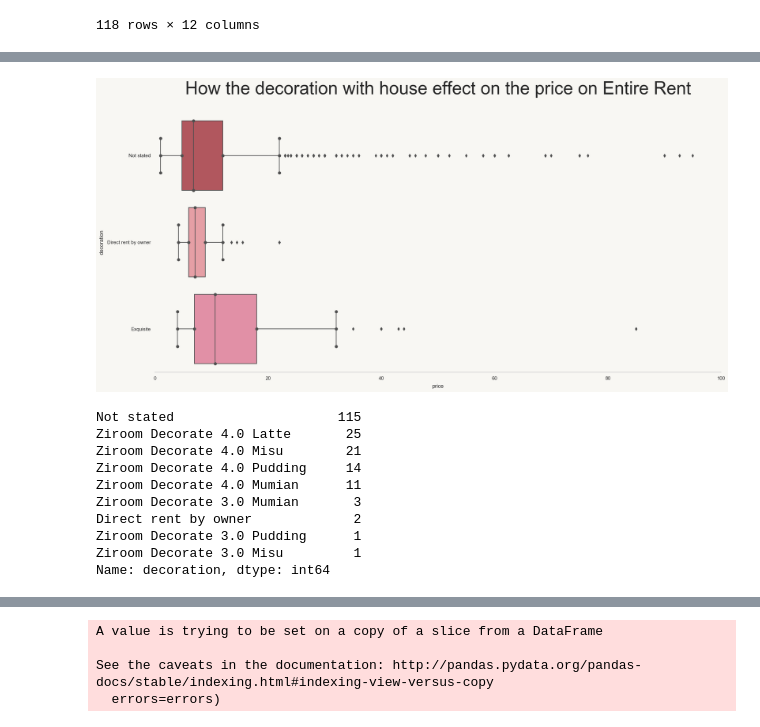
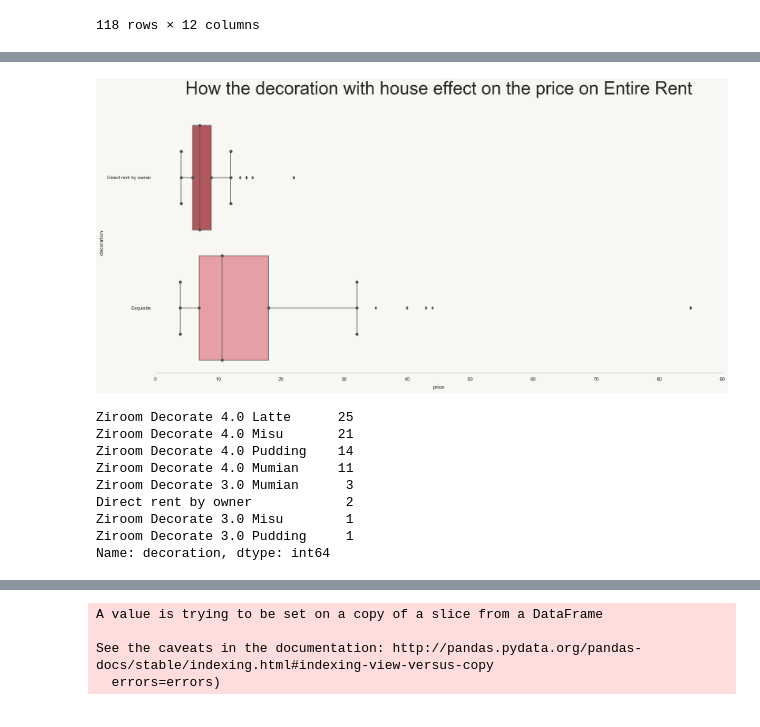
Before and after one commit to SiruiZhu/Data-Studio, a Jupyter notebook: code/06-Bejing house/beijing_house_datacleaning.ipynb, the cells around one changed output, grey strips where cells are left out. Drawn from its saved outputs; the diff is of its cells as text; code cells hidden in the pictures.

```diff
--- a/code/06-Bejing house/beijing_house_datacleaning.ipynb
+++ b/code/06-Bejing house/beijing_house_datacleaning.ipynb
@@ -150,5 +150,3 @@ df_house_sub['decoration'].isnull().value_counts()
 True     2742
 False     258
 Name: decoration, dtype: int64
-# %%
-df_house_sub['decoration'] = df_house_sub['decoration'].fillna("Not stated")
@@ -160,0 +153,2 @@ See the caveats in the documentation: http://pandas.pydata.org/pandas-docs/stabl
+# %%
+df_house_sub.dropna(subset=['decoration'],inplace=True)
@@ -298,29 +288,28 @@ sns.set(rc={
 # %%
 ax = sns.boxplot(y='decoration', x='price', data=df_house_sub_1, orient='h')
 sns.set(font='Arial Unicode MS')
-plt.xlim(0, 100)
-# sns.set(rc={'figure.figsize':(20,10)})
+plt.xlim(0, 90)
+sns.set(rc={'figure.figsize':(20,10)})
 sns.despine(left=True)
 ax.set_title("How the decoration with house effect on the price on Entire Rent", pad=40);
 ax.title.set_fontsize(40)
 ax.title.set_fontname('Arial Unicode MS')
 
 plt.tight_layout()
 plt.savefig('output1.pdf')
 # %% [output]
-[figure, old version]
+[figure, new version]
 # %%
 df_house_sub_2['decoration'].value_counts()
 # %% [output]
-Not stated                     115
-Ziroom Decorate 4.0 Latte       25
-Ziroom Decorate 4.0 Misu        21
-Ziroom Decorate 4.0 Pudding     14
-Ziroom Decorate 4.0 Mumian      11
-Ziroom Decorate 3.0 Mumian       3
-Direct rent by owner             2
-Ziroom Decorate 3.0 Pudding      1
-Ziroom Decorate 3.0 Misu         1
+Ziroom Decorate 4.0 Latte      25
+Ziroom Decorate 4.0 Misu       21
+Ziroom Decorate 4.0 Pudding    14
+Ziroom Decorate 4.0 Mumian     11
+Ziroom Decorate 3.0 Mumian      3
+Direct rent by owner            2
+Ziroom Decorate 3.0 Misu        1
+Ziroom Decorate 3.0 Pudding     1
 Name: decoration, dtype: int64
 # %%
 df_house_sub_2[(df_house_sub_2['decoration'] == 'Ziroom Decorate 3.0 Pudding') |
```
Also changed, not shown: parts of 30 cells of this notebook, 3 other files.
